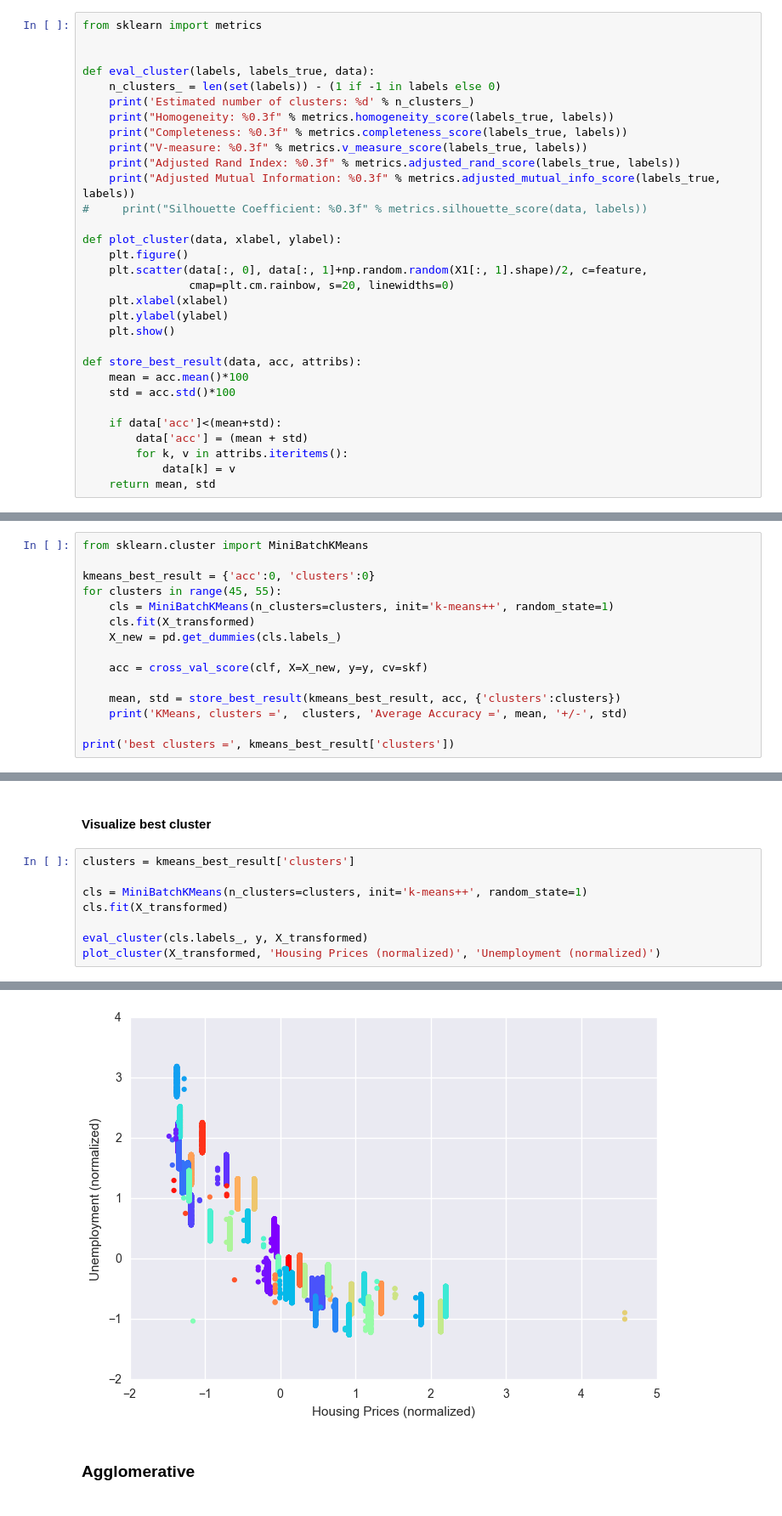
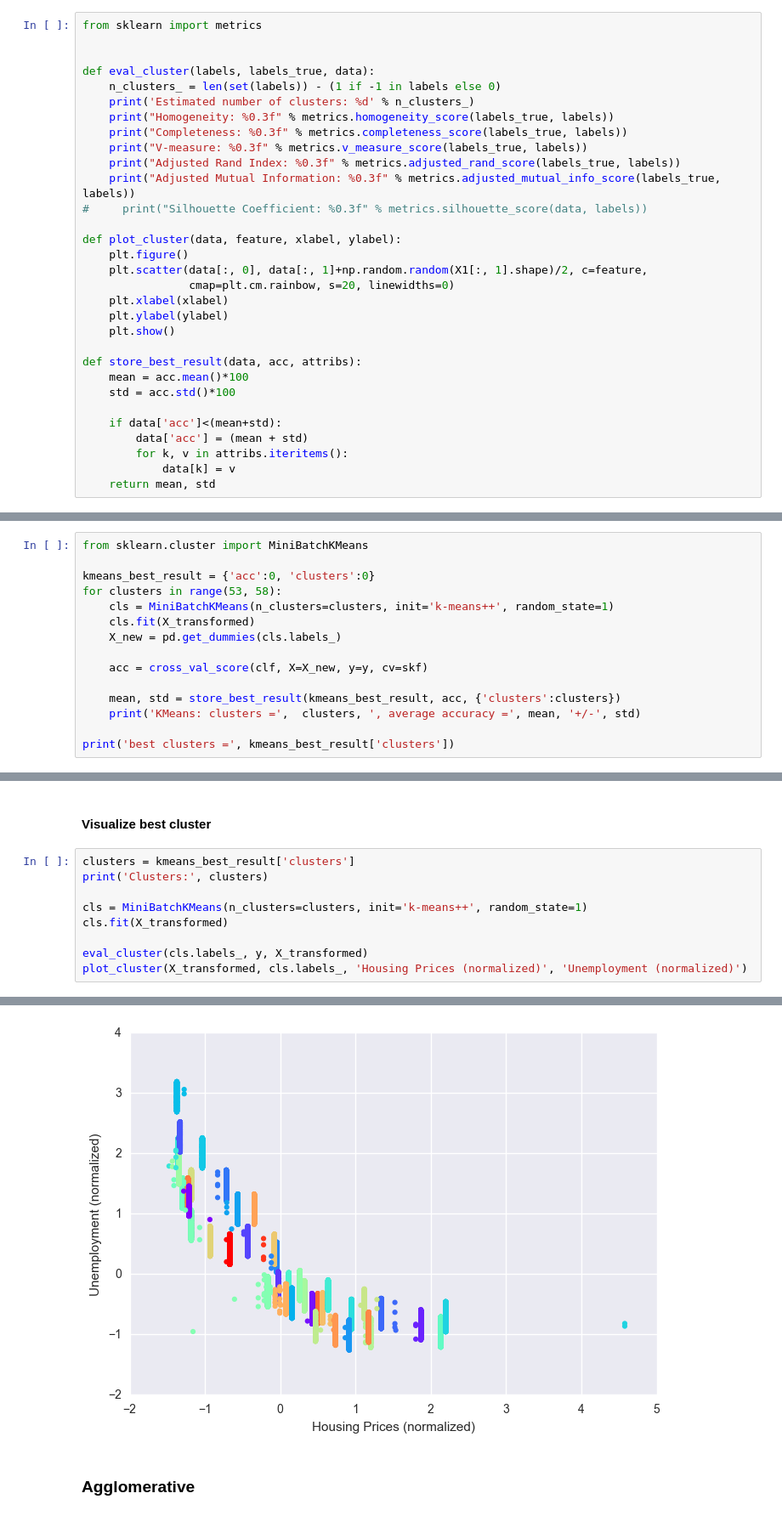
Before and after one commit to elkinst65/MSDS7331_Project3_DC, a Jupyter notebook: MSDS7331 DC Crime 2015 Lab 3 (mb).ipynb, the cells around one changed output, grey strips where cells are left out. Shown at 85% size. Saved outputs shown, nothing was run; the diff lists cells and outputs as text.

```diff
--- a/MSDS7331 DC Crime 2015 Lab 3 (mb).ipynb
+++ b/MSDS7331 DC Crime 2015 Lab 3 (mb).ipynb
@@ -317,7 +317,7 @@ def eval_cluster(labels, labels_true, data):
     print("Adjusted Mutual Information: %0.3f" % metrics.adjusted_mutual_info_score(labels_true, labels))
 #     print("Silhouette Coefficient: %0.3f" % metrics.silhouette_score(data, labels))
 
-def plot_cluster(data, xlabel, ylabel):
+def plot_cluster(data, feature, xlabel, ylabel):
     plt.figure()
     plt.scatter(data[:, 0], data[:, 1]+np.random.random(X1[:, 1].shape)/2, c=feature,
                 cmap=plt.cm.rainbow, s=20, linewidths=0)
@@ -340,7 +340,7 @@ def store_best_result(data, acc, attribs):
 from sklearn.cluster import MiniBatchKMeans
 
 kmeans_best_result = {'acc':0, 'clusters':0}
-for clusters in range(45, 55):
+for clusters in range(53, 58):
     cls = MiniBatchKMeans(n_clusters=clusters, init='k-means++', random_state=1)
     cls.fit(X_transformed)
     X_new = pd.get_dummies(cls.labels_)
@@ -348,7 +348,7 @@ for clusters in range(45, 55):
     acc = cross_val_score(clf, X=X_new, y=y, cv=skf)
 
     mean, std = store_best_result(kmeans_best_result, acc, {'clusters':clusters})
-    print('KMeans, clusters =',  clusters, 'Average Accuracy =', mean, '+/-', std)
+    print('KMeans: clusters =',  clusters, ', average accuracy =', mean, '+/-', std)
 
 print('best clusters =', kmeans_best_result['clusters'])
 # %% [output]
@@ -367,10 +362,11 @@ best clusters = 54
 #### Visualize best cluster
 # %%
 clusters = kmeans_best_result['clusters']
+print('Clusters:', clusters)
 
 cls = MiniBatchKMeans(n_clusters=clusters, init='k-means++', random_state=1)
 cls.fit(X_transformed)
 
 eval_cluster(cls.labels_, y, X_transformed)
-plot_cluster(X_transformed, 'Housing Prices (normalized)', 'Unemployment (normalized)')
+plot_cluster(X_transformed, cls.labels_, 'Housing Prices (normalized)', 'Unemployment (normalized)')
 # %% [output]
@@ -378,9 +375,9 @@ Estimated number of clusters: 43
 Homogeneity: 0.997
 Completeness: 0.997
 V-measure: 0.997
 Adjusted Rand Index: 0.996
 Adjusted Mutual Information: 0.997
-[figure, old version]
+[figure, new version]
 # %% [markdown]
 ### Agglomerative
 # %%
```
Also changed, not shown: parts of 9 cells of this notebook.
